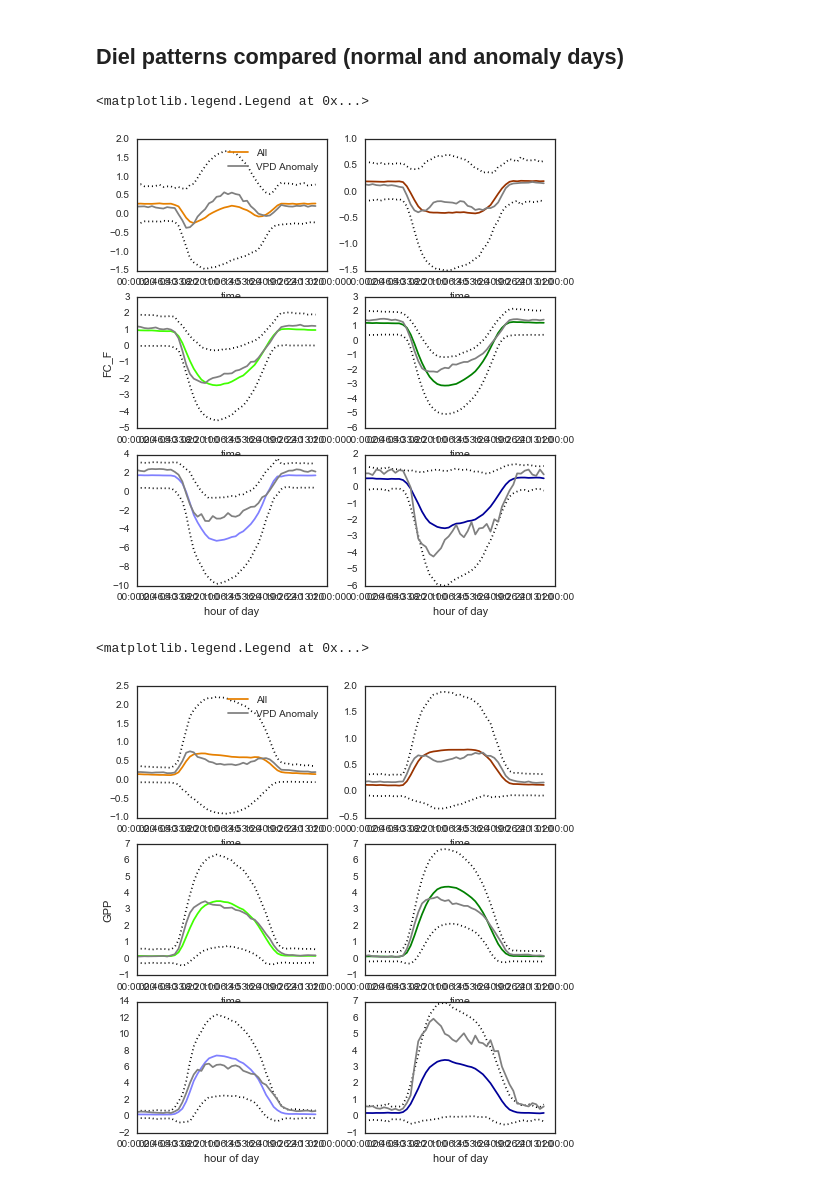
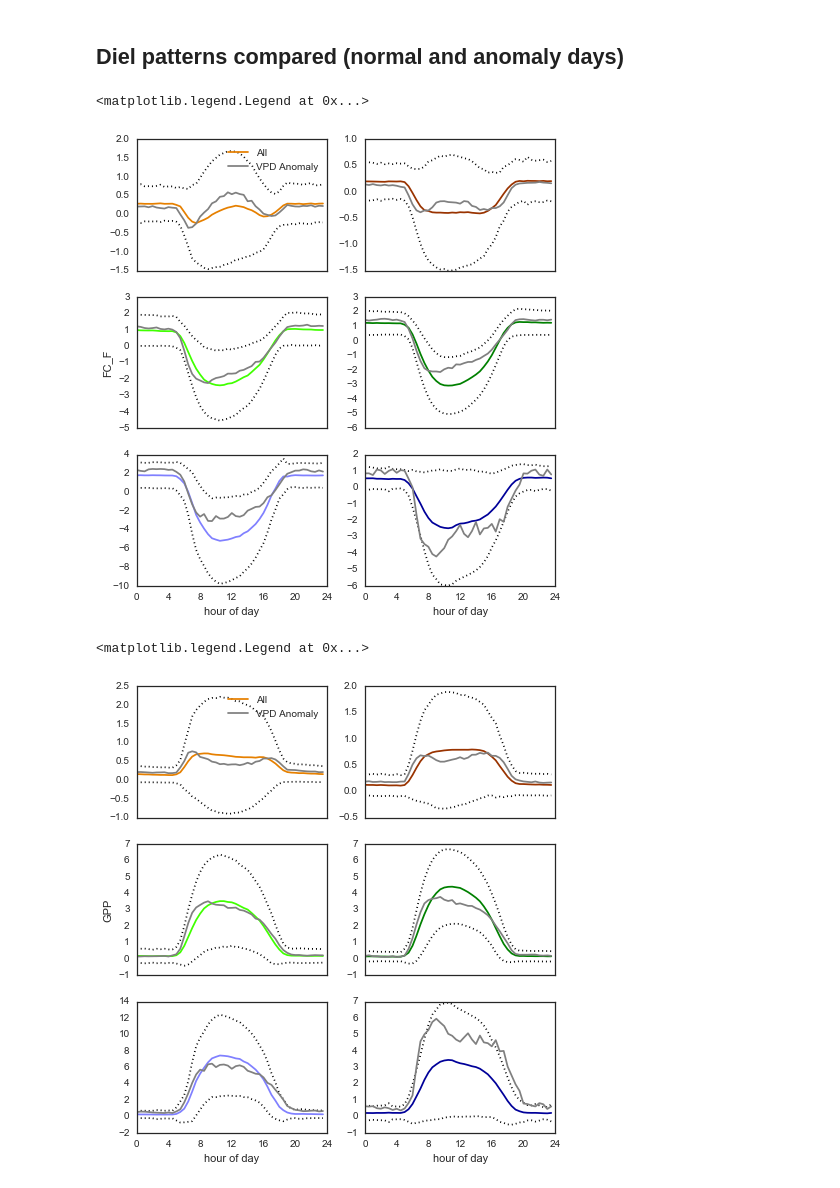
Before and after one commit to gremau/NMEG_miscellany, a Jupyter notebook: jupyter/Hourly_and_Diel_flux.ipynb, the cells around one changed output. Saved outputs shown, nothing was run; the diff lists cells and outputs as text; code cells hidden in the pictures.

Commit message:
Fix plotting issues

```diff
--- a/jupyter/Hourly_and_Diel_flux.ipynb
+++ b/jupyter/Hourly_and_Diel_flux.ipynb
@@ -143,14 +143,21 @@ def plot_diel( sitedict, varname, legstrs=None ):
         ax.plot(diel.index, diel.mean_24h, color=nmegplt.palette[site], label='All')
         ax.plot(diel.index, (diel.mean_24h + diel.std_24h), ':k', label=None)
         ax.plot(diel.index, (diel.mean_24h - diel.std_24h), ':k', label=None)
+        plt.xlabel('')
+        plt.xlim([0,24*3600])
         ax_out.append(ax)
 
         if i==0 and legstrs: # Currently not needed
-            plt.legend(legstrs)
+            ax.legend(legstrs)
         elif i==2:
-            plt.ylabel(varname)
+            ax.set_ylabel(varname)
         elif i > 3:
-            plt.xlabel('hour of day')
+            # FIXME - funny stuff goint on with x axis ticks and labels
+            ax.set_xlabel('hour of day')
+            ax.set_xticks(list(range(0, 25*3600,4*3600)))
+            ax.set_xticklabels(list(range(0, 25,4)))
+        if i < len(sites)-2:
+            plt.setp( ax.get_xticklabels(), visible=False)
     return ax_out
 # %%
 fig = plt.figure(figsize=( 7.5, 8 ), dpi=150, facecolor='w', edgecolor='k')
@@ -195,17 +238,17 @@ highvpd_h = {x: hourly[x].loc[pd.to_datetime(hourly[x].index.date).isin(
 # %%
 # Get diel pattern for high vpd FC_F
 hivpd_dielFC = {x: get_diel_pattern(highvpd_h[x].FC_F) for x in sites}
 
 fig = plt.figure(figsize=( 7.5, 8 ), dpi=150, facecolor='w', edgecolor='k')
-axes = plot_diel(hourly, 'NEE')
+axes = plot_diel(hourly, 'FC_F')
 for i, site in enumerate(sites):
     dat = hivpd_dielFC[site]
     newh, = axes[i].plot(dat.index, dat.mean_24h, color='gray', label='VPD Anomaly')
 # Add legend
 axes[0].legend()
 # %% [output]
 <matplotlib.legend.Legend at 0x...>
-[figure, old version]
+[figure, new version]
 # %%
 # Get diel pattern for high vpd GPP
 hivpd_dielGPP = {x: get_diel_pattern(highvpd_h[x].GPP) for x in sites}
@@ -219,4 +262,4 @@ for i, site in enumerate(sites):
 axes[0].legend()
 # %% [output]
 <matplotlib.legend.Legend at 0x...>
-[figure, old version]
+[figure, new version]
```
Also changed, not shown: parts of 5 cells of this notebook.
